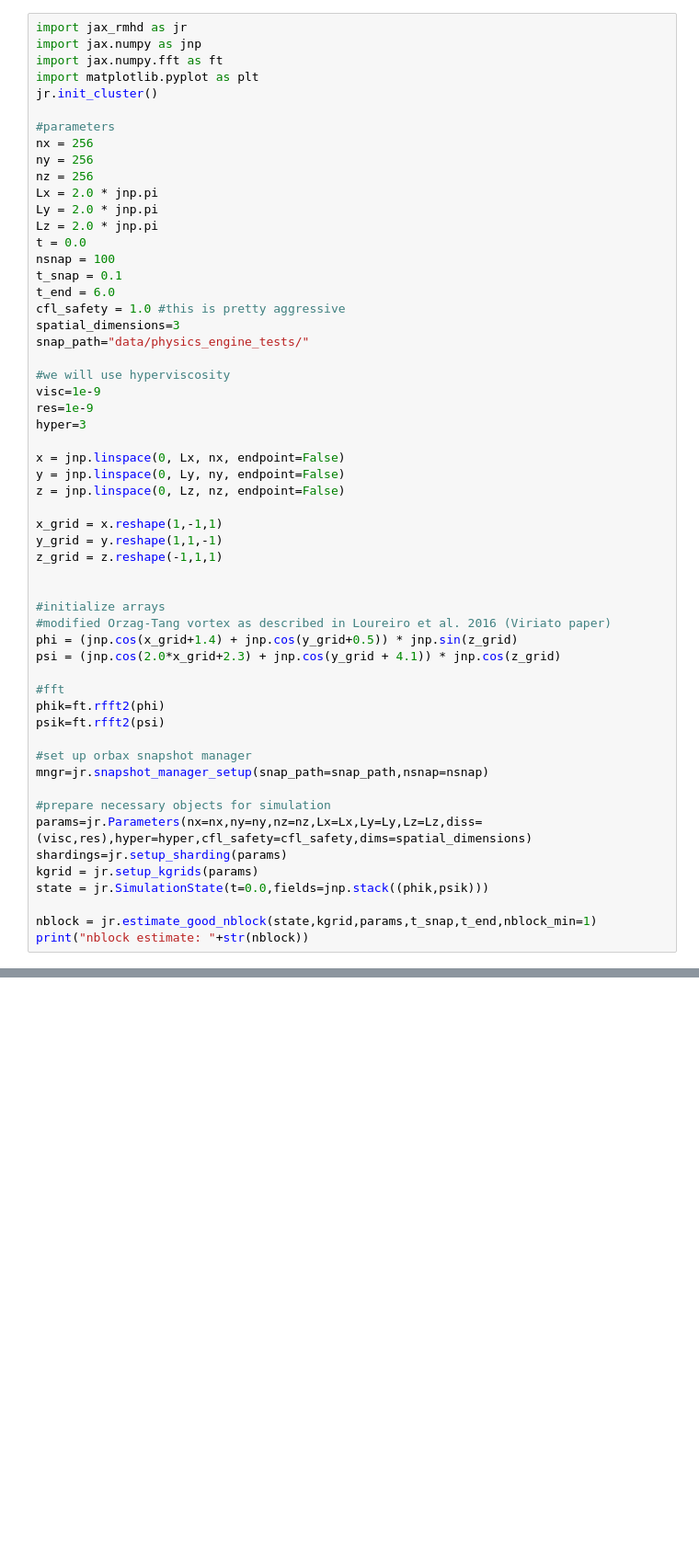
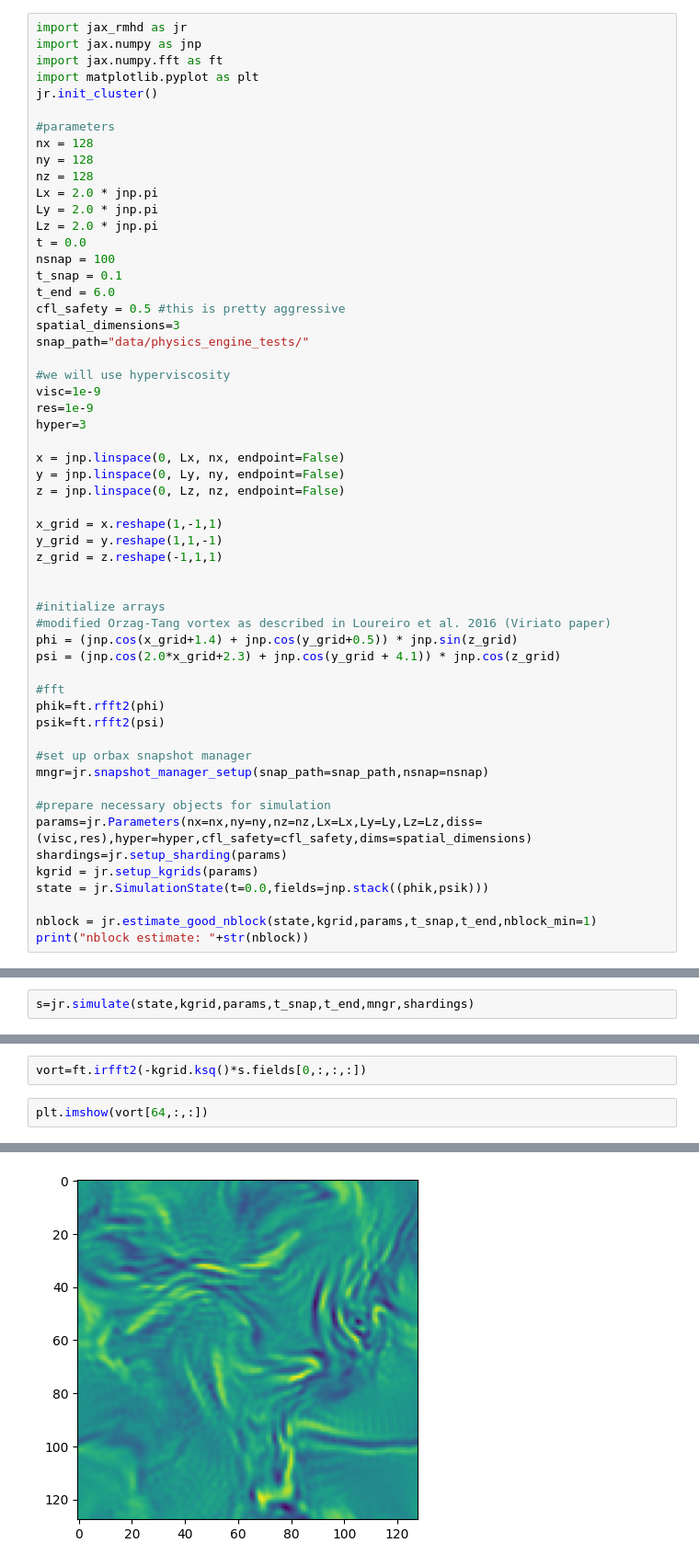
Before and after one commit to alfredmallet/jax_rmhd, a Jupyter notebook: examples/physics_engine_tests.ipynb, the cells around one changed output, grey strips where cells are left out. Shown at 92% size. Drawn from its saved outputs; the diff is of its cells as text; blank space fills up the shorter version.

Commit message:
Fixed simulate and simulate_scan

```diff
--- a/examples/physics_engine_tests.ipynb
+++ b/examples/physics_engine_tests.ipynb
@@ -6,9 +6,9 @@ import matplotlib.pyplot as plt
 jr.init_cluster()
 
 #parameters
-nx = 256
-ny = 256
-nz = 256
+nx = 128
+ny = 128
+nz = 128
 Lx = 2.0 * jnp.pi
 Ly = 2.0 * jnp.pi
 Lz = 2.0 * jnp.pi
@@ -16,7 +16,7 @@ t = 0.0
 nsnap = 100
 t_snap = 0.1
 t_end = 6.0
-cfl_safety = 1.0 #this is pretty aggressive
+cfl_safety = 0.5 #this is pretty aggressive
 spatial_dimensions=3
 snap_path="data/physics_engine_tests/"
 
@@ -79,0 +82,2 @@ Saving snapshot 5
+# %%
+s=jr.simulate(state,kgrid,params,t_snap,t_end,mngr,shardings)
@@ -79,0 +102,5 @@ Saving snapshot 5
+# %%
+vort=ft.irfft2(-kgrid.ksq()*s.fields[0,:,:,:])
+# %%
+plt.imshow(vort[64,:,:])
+# %% [output]
@@ -79,0 +108 @@ Saving snapshot 5
+[figure, added]
```
Also changed, not shown: parts of 4 cells of this notebook, 3 other files.
